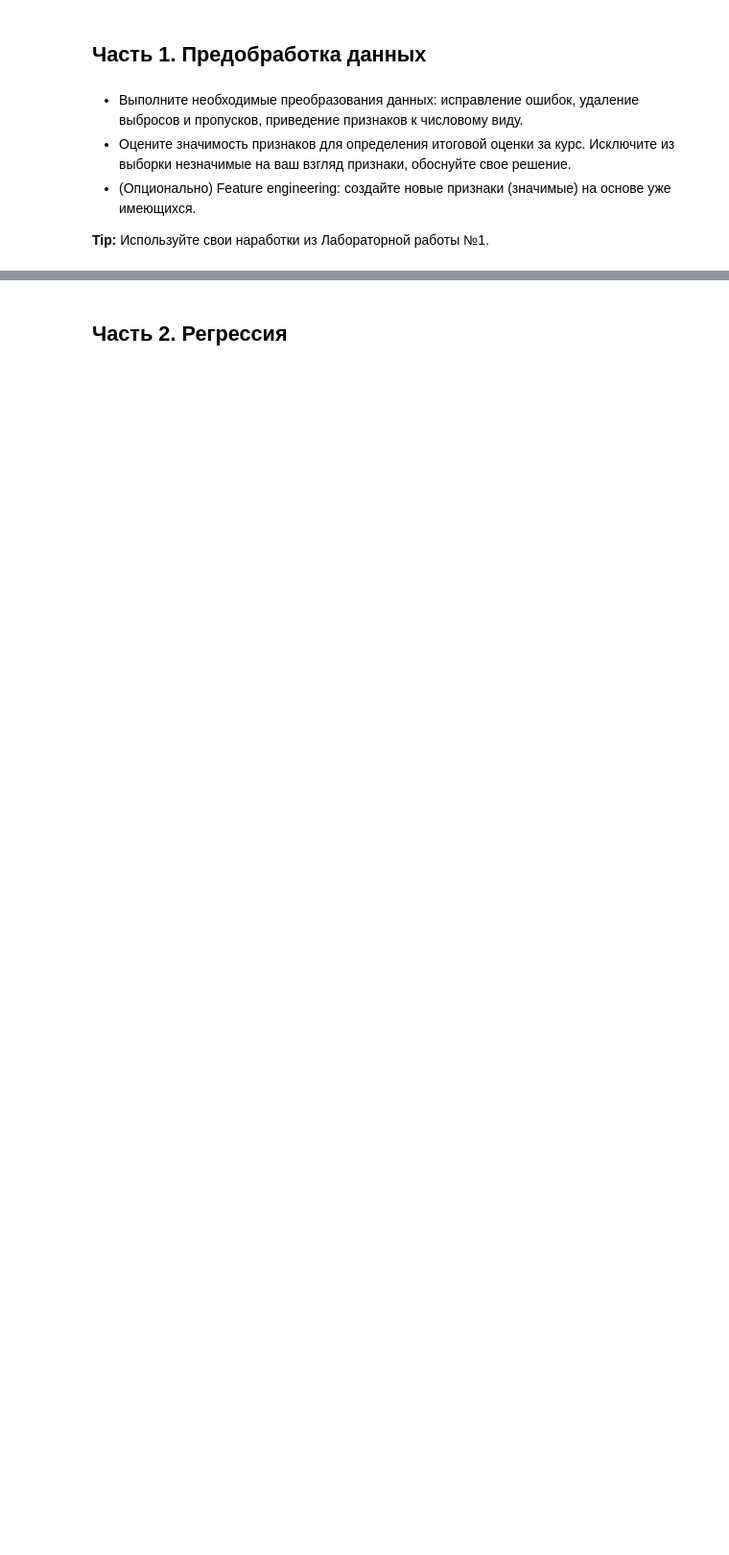
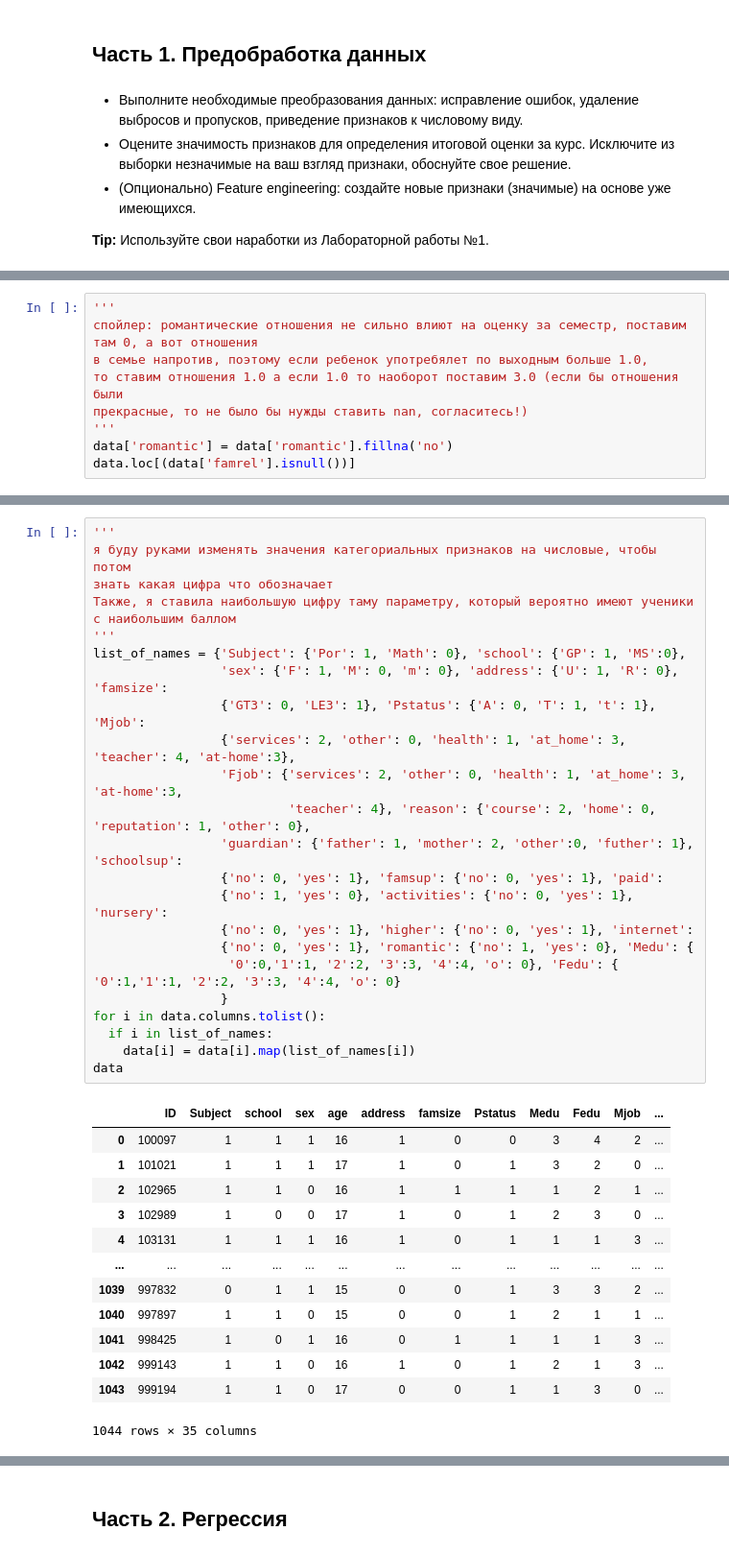
Before and after one commit to dariaAlium/iad, a Jupyter notebook: Lab_3_Supervised_Learning.ipynb, the cells around one changed output, grey strips where cells are left out. Shown: that part at 96% size. Cells and saved outputs as stored; diff of their text form; blank space fills up the shorter version.

```diff
--- a/Lab_3_Supervised_Learning.ipynb
+++ b/Lab_3_Supervised_Learning.ipynb
@@ -80,0 +119,10 @@ pd.read_csv('students_data_features.csv',
+# %%
+'''
+спойлер: романтические отношения не сильно влиют на оценку за семестр, поставим
+там 0, а вот отношения
+в семье напротив, поэтому если ребенок употребялет по выходным больше 1.0,
+то ставим отношения 1.0 а если 1.0 то наоборот поставим 3.0 (если бы отношения были
+прекрасные, то не было бы нужды ставить nan, согласитесь!)
+'''
+data['romantic'] = data['romantic'].fillna('no')
+data.loc[(data['famrel'].isnull())]
@@ -80,0 +155,38 @@ pd.read_csv('students_data_features.csv',
+# %%
+'''
+я буду руками изменять значения категориальных признаков на числовые, чтобы потом
+знать какая цифра что обозначает
+Также, я ставила наибольшую цифру таму параметру, который вероятно имеют ученики
+с наибольшим баллом
+'''
+list_of_names = {'Subject': {'Por': 1, 'Math': 0}, 'school': {'GP': 1, 'MS':0},
+                 'sex': {'F': 1, 'M': 0, 'm': 0}, 'address': {'U': 1, 'R': 0}, 'famsize':
+                 {'GT3': 0, 'LE3': 1}, 'Pstatus': {'A': 0, 'T': 1, 't': 1}, 'Mjob':
+                 {'services': 2, 'other': 0, 'health': 1, 'at_home': 3, 'teacher': 4, 'at-home':3},
+                 'Fjob': {'services': 2, 'other': 0, 'health': 1, 'at_home': 3, 'at-home':3,
+                          'teacher': 4}, 'reason': {'course': 2, 'home': 0, 'reputation': 1, 'other': 0},
+                 'guardian': {'father': 1, 'mother': 2, 'other':0, 'futher': 1}, 'schoolsup':
+                 {'no': 0, 'yes': 1}, 'famsup': {'no': 0, 'yes': 1}, 'paid':
+                 {'no': 1, 'yes': 0}, 'activities': {'no': 0, 'yes': 1}, 'nursery':
+                 {'no': 0, 'yes': 1}, 'higher': {'no': 0, 'yes': 1}, 'internet':
+                 {'no': 0, 'yes': 1}, 'romantic': {'no': 1, 'yes': 0}, 'Medu': {
+                  '0':0,'1':1, '2':2, '3':3, '4':4, 'o': 0}, 'Fedu': { '0':1,'1':1, '2':2, '3':3, '4':4, 'o': 0}
+                 }
+for i in data.columns.tolist():
+  if i in list_of_names:
+    data[i] = data[i].map(list_of_names[i])
+data
+# %% [output]
+|  | ID | Subject | school | sex | age | address | famsize | Pstatus | Medu | Fedu | Mjob | ... |
+| 0 | 100097 | 1 | 1 | 1 | 16 | 1 | 0 | 0 | 3 | 4 | 2 | ... |
+| 1 | 101021 | 1 | 1 | 1 | 17 | 1 | 0 | 1 | 3 | 2 | 0 | ... |
+| 2 | 102965 | 1 | 1 | 0 | 16 | 1 | 1 | 1 | 1 | 2 | 1 | ... |
+| 3 | 102989 | 1 | 0 | 0 | 17 | 1 | 0 | 1 | 2 | 3 | 0 | ... |
+| 4 | 103131 | 1 | 1 | 1 | 16 | 1 | 0 | 1 | 1 | 1 | 3 | ... |
+| ... | ... | ... | ... | ... | ... | ... | ... | ... | ... | ... | ... | ... |
+| 1039 | 997832 | 0 | 1 | 1 | 15 | 0 | 0 | 1 | 3 | 3 | 2 | ... |
+| 1040 | 997897 | 1 | 1 | 0 | 15 | 0 | 0 | 1 | 2 | 1 | 1 | ... |
+| 1041 | 998425 | 1 | 0 | 1 | 16 | 0 | 1 | 1 | 1 | 1 | 3 | ... |
+| 1042 | 999143 | 1 | 1 | 0 | 16 | 1 | 0 | 1 | 2 | 1 | 3 | ... |
+| 1043 | 999194 | 1 | 1 | 0 | 17 | 0 | 0 | 1 | 1 | 3 | 0 | ... |
+1044 rows × 35 columns
```
Also changed, not shown: parts of 18 cells of this notebook.
